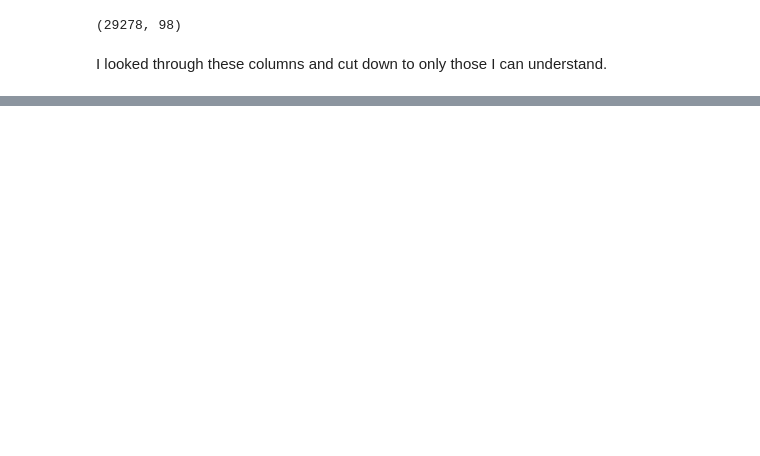
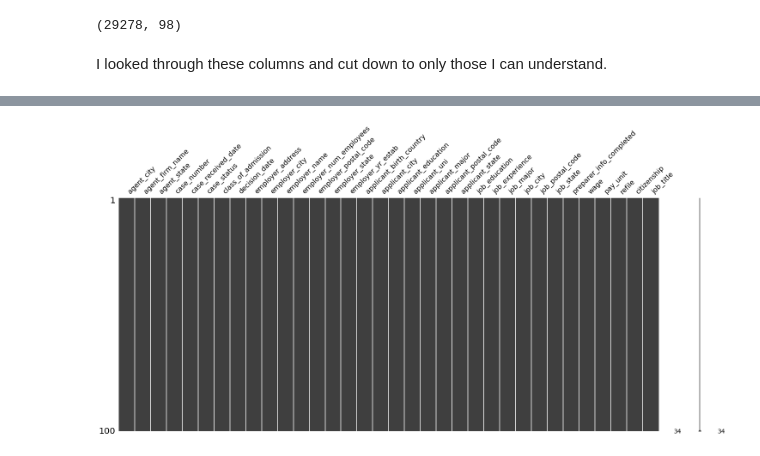
Before and after one commit to aridf/predict-us-visas, a Jupyter notebook: clean_data.ipynb, the cells around one changed output, grey strips where cells are left out. Cells and saved outputs as stored; diff of their text form; code cells hidden in the pictures; blank space fills up the shorter version.

```diff
--- a/clean_data.ipynb
+++ b/clean_data.ipynb
@@ -162,3 +163,11 @@ plt.show()
+# %%
+# drop sparse missing rows
+df.dropna(inplace = True)
+
+msno.matrix(df.sample(100))
+plt.show()
+# %% [output]
+[figure, added]
 # %%
 #save data
 df.set_index('case_number')
```
Also changed, not shown: parts of 8 cells of this notebook, 2 other files.
